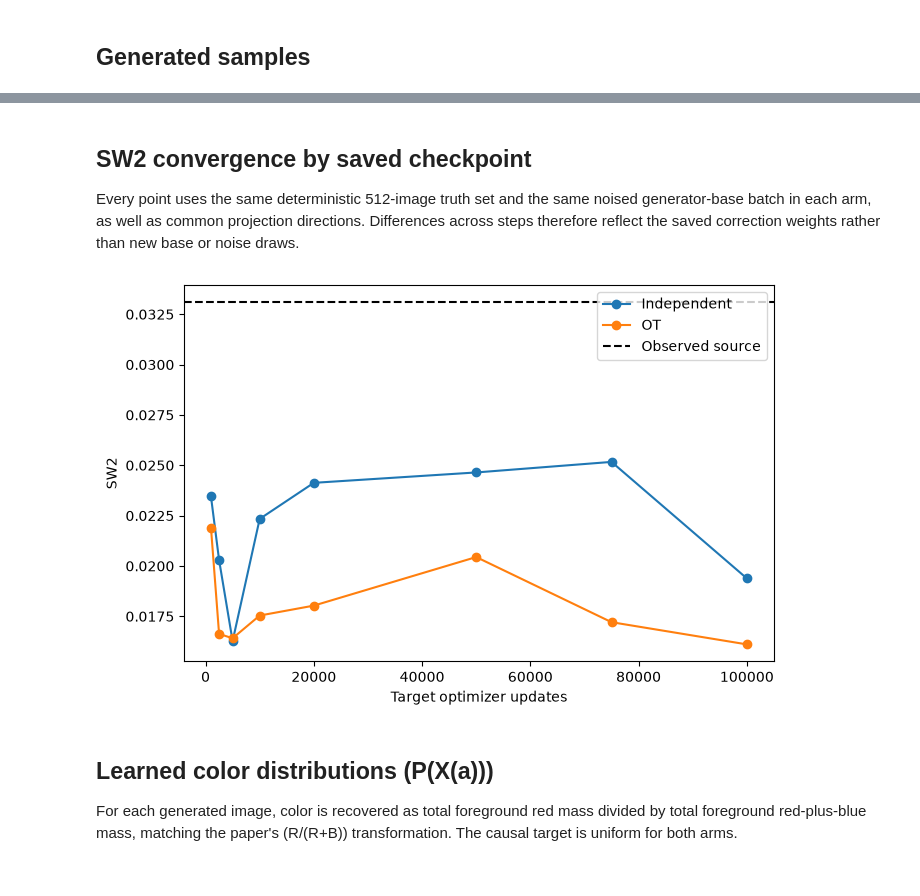
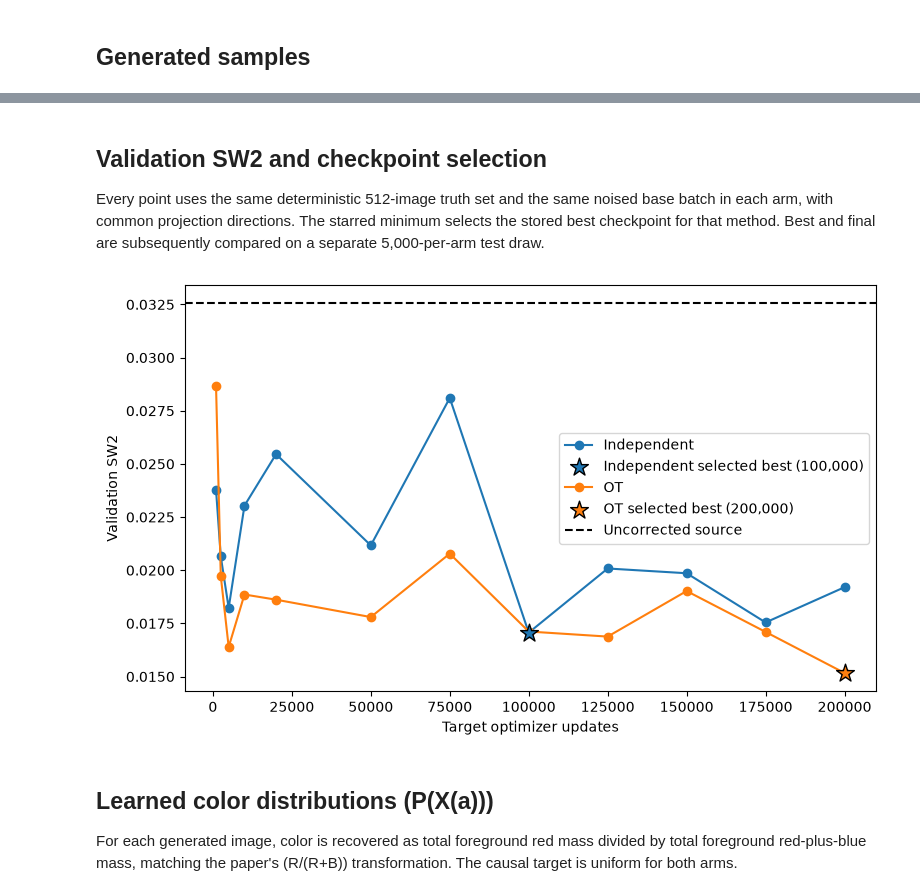
Before and after one commit to HWDance/DeconfoundingFlowMatching, a Jupyter notebook: examples/cmnist/demo.ipynb, the cells around one changed output, grey strips where cells are left out. Cells and saved outputs as stored; diff of their text form; code cells hidden in the pictures.

```diff
--- a/examples/cmnist/demo.ipynb
+++ b/examples/cmnist/demo.ipynb
@@ -105,20 +126,40 @@ for key, title in (
 # %% [markdown]
-## SW2 convergence by saved checkpoint
+## Validation SW2 and checkpoint selection
 
-Every point uses the same deterministic 512-image truth set and the same noised generator-base batch in each arm, as well as common projection directions. Differences across steps therefore reflect the saved correction weights rather than new base or noise draws.
+Every point uses the same deterministic 512-image truth set and the same noised base batch in each arm, with common projection directions. The starred minimum selects the stored best checkpoint for that method. Best and final are subsequently compared on a separate 5,000-per-arm test draw.
 # %%
 convergence = bundle["convergence"]
-plt.figure(figsize=(7, 4.5))
-plt.plot(convergence["steps"], convergence["decfm"], marker="o", label="Independent")
-plt.plot(convergence["steps"], convergence["ot"], marker="o", label="OT")
-plt.axhline(metrics["source_sw2"], linestyle="--", color="black", label="Observed source")
+plt.figure(figsize=(8, 4.8))
+colors = {"decfm": "tab:blue", "ot": "tab:orange"}
+labels = {"decfm": "Independent", "ot": "OT"}
+for method in ("decfm", "ot"):
+    plt.plot(
+        convergence["steps"],
+        convergence[method],
+        marker="o",
+        color=colors[method],
+        label=labels[method],
+    )
+    best_step = int(convergence["best_step_by_method"][method])
+    best_index = convergence["steps"].index(best_step)
+    plt.scatter(
+        [best_step],
+        [convergence[method][best_index]],
+        marker="*",
+        s=180,
+        color=colors[method],
+        edgecolor="black",
+        zorder=5,
+        label=f"{labels[method]} selected best ({best_step:,})",
+    )
+plt.axhline(metrics["source_sw2"], linestyle="--", color="black", label="Uncorrected source")
 plt.xlabel("Target optimizer updates")
-plt.ylabel("SW2")
+plt.ylabel("Validation SW2")
 plt.legend()
 plt.tight_layout()
 plt.show()
 # %% [output]
-[figure, old version]
+[figure, new version]
 # %% [markdown]
 ## Learned color distributions \(P(X(a))\)
 
```
Also changed, not shown: parts of 14 cells of this notebook, 42 other files.
